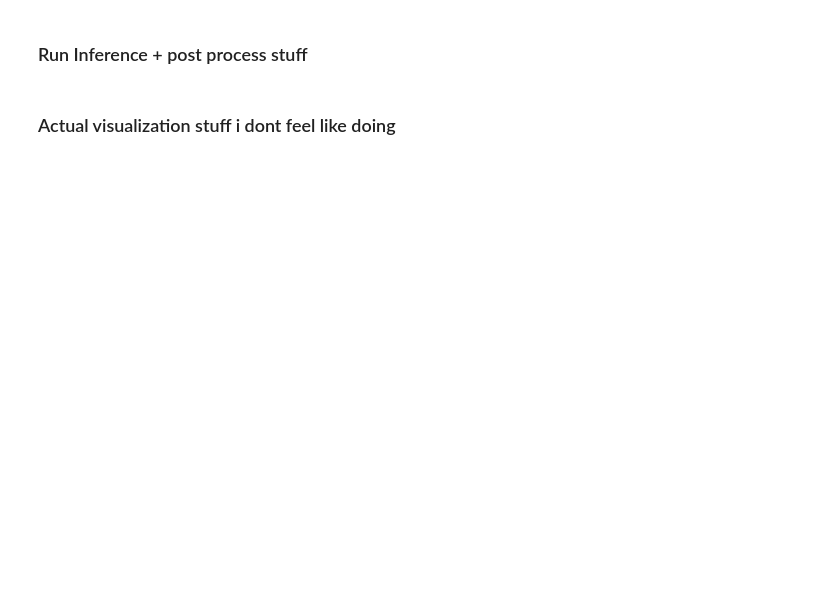
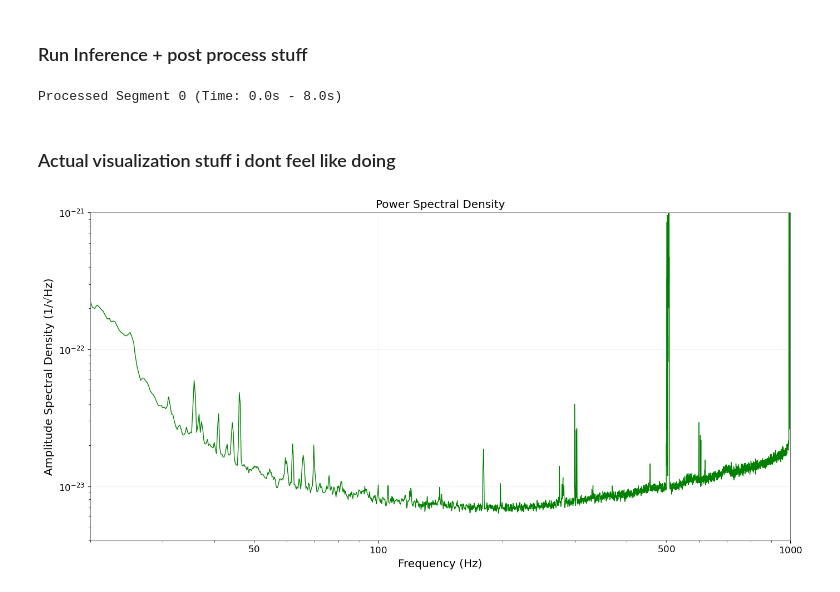
Before and after one commit to LemonCut/DeepClean-LIGO, a Jupyter notebook: notebooks/inference.ipynb, the cells around one changed output. Saved outputs shown, nothing was run; the diff lists cells and outputs as text; code cells hidden in the pictures; blank space fills up the shorter version.

Commit message:
ASD generation w/ TimeSeries on inference code

```diff
--- a/notebooks/inference.ipynb
+++ b/notebooks/inference.ipynb
@@ -16,13 +18,13 @@ print(f"Running on device: {device}")
 # %% [markdown]
 ### Config
 # %%
-MODEL_PATH = 'models/best_model.pth'
-TEST_DATA_PATH = 'data/test_data.npz'
+MODEL_PATH = '../models/best_model.pth'
+TEST_DATA_PATH = '../data/paper_data.npz'
 
 # match training
 SAMPLE_RATE = 2048
-BAND_MIN = 55.0
-BAND_MAX = 65.0
+BAND_MIN = 80.0      # Target 60Hz mains
+BAND_MAX = 1000.0
 
 INFERENCE_OVERLAP = 4.0
 # %% [markdown]
@@ -77,5 +106,34 @@ segment_original = strain_raw[start_idx:end_idx]
 segment_cleaned = segment_original - noise_estimate
 
 print(f"Processed Segment {segment_idx} (Time: {start_idx/SAMPLE_RATE:.1f}s - {end_idx/SAMPLE_RATE:.1f}s)")
+# %% [output]
+Processed Segment 0 (Time: 0.0s - 8.0s)
 # %% [markdown]
 ### Actual visualization stuff i dont feel like doing
+# %%
+segment_original
+
+from gwpy.timeseries import TimeSeries
+
+
+def visualize_data(data):
+    # Create a figure with multiple subplots
+    fig, axes = plt.subplots(1, 1, figsize=(14, 7))
+
+    # 3. Power Spectral Density (PSD)
+    psd = data.psd(fftlength=4, overlap=1)
+    axes.loglog(psd.frequencies.value, np.sqrt(psd.value), 'g-', linewidth=1)
+    axes.set_xlabel('Frequency (Hz)')
+    axes.set_ylabel('Amplitude Spectral Density (1/√Hz)')
+    axes.set_title('Power Spectral Density')
+    axes.set_xlim(20, 1e3)
+    axes.set_ylim(4e-24, 1e-21)
+    axes.grid(True, alpha=0.3)
+
+    plt.tight_layout()
+    plt.show()
+
+dataTS = TimeSeries(data['strain'], unit = 's', t0 = data['gps_start'], dt = 1 / data['sample_rate'])
+visualize_data(dataTS)
+# %% [output]
+[figure, added]
```
Also changed, not shown: parts of 3 cells of this notebook, 3 other files.
